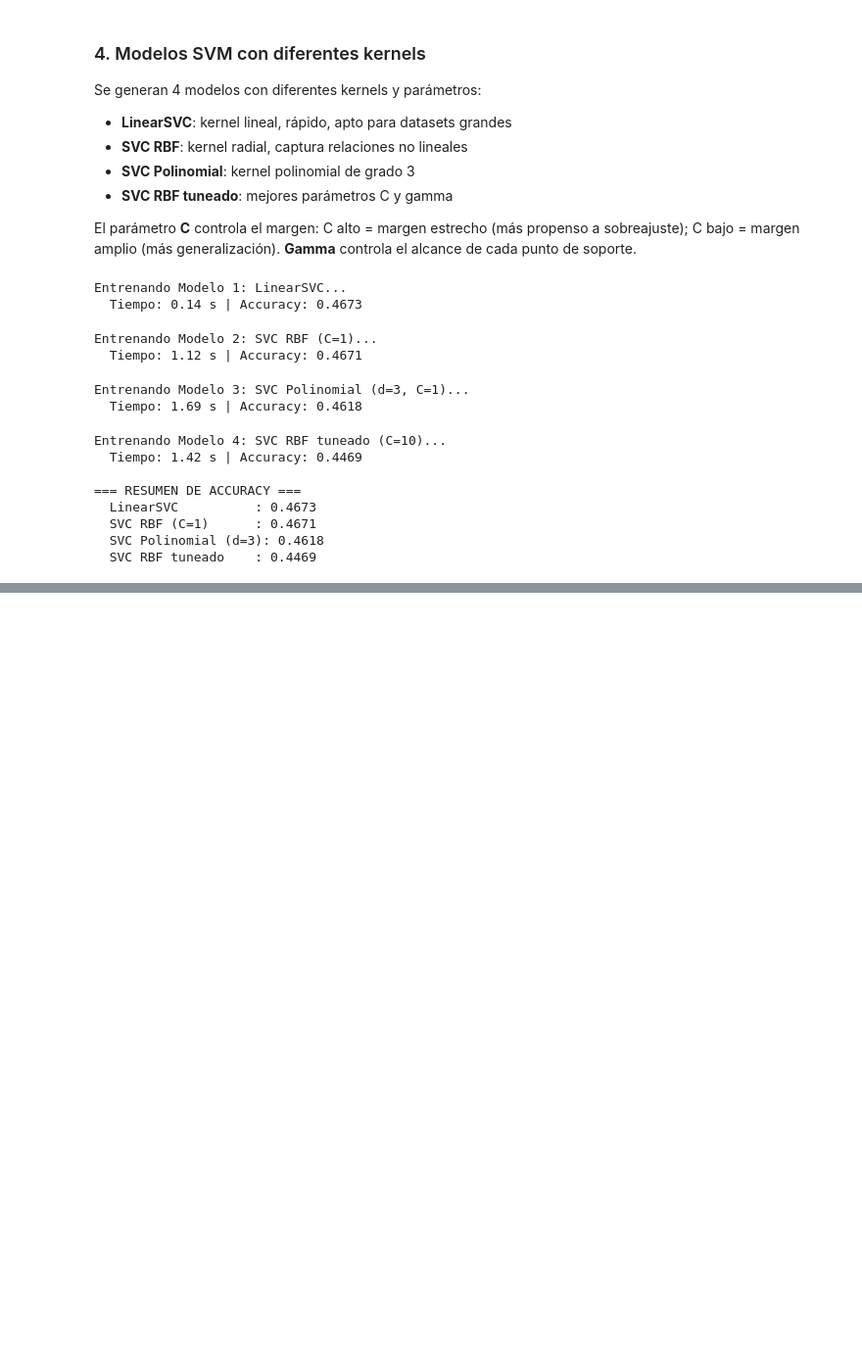
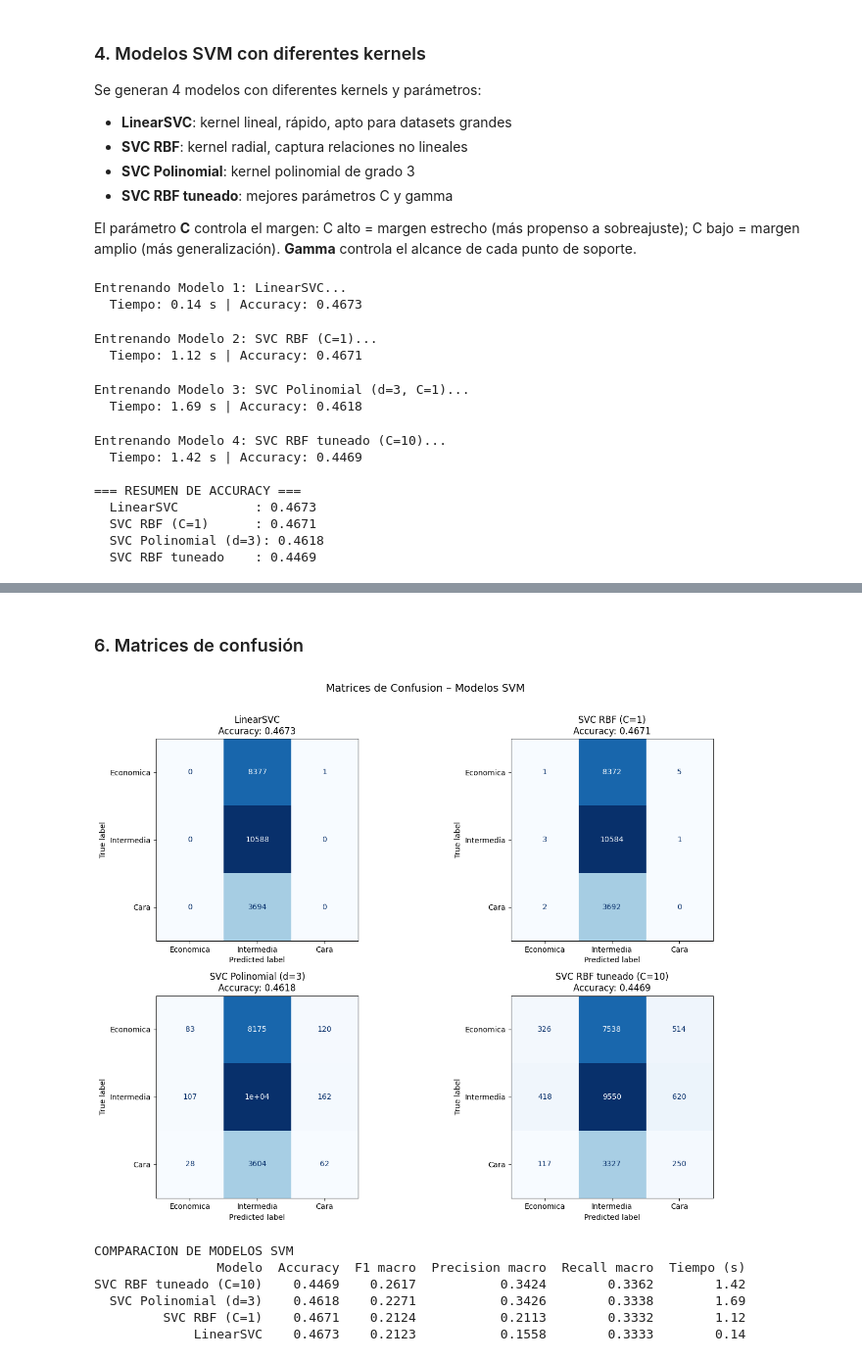
Before and after one commit to AleWWH1104/Lab5-md, a Jupyter notebook: lab8.ipynb, the cells around one changed output, grey strips where cells are left out. Shown at 98% size. Drawn from its saved outputs; the diff is of its cells as text; code cells hidden in the pictures; blank space fills up the shorter version.

```diff
--- a/lab8.ipynb
+++ b/lab8.ipynb
@@ -234,0 +237,13 @@ Entrenando Modelo 4: SVC RBF tuneado (C=10)...
+# %%
+# Reportes completos de clasificación
+modelos = {
+    'LinearSVC': (y_pred_lineal, t_lineal),
+    'SVC RBF (C=1)': (y_pred_rbf, t_rbf),
+    'SVC Polinomial (d=3)': (y_pred_poly, t_poly),
+    'SVC RBF tuneado (C=10)': (y_pred_rbf_tuned, t_rbf_tuned)
+}
+
+for nombre, (y_pred, tiempo) in modelos.items():
+    print(f'\n=== {nombre} ===')
+    print(f'Tiempo: {tiempo:.2f} s | Accuracy: {accuracy_score(y_test_cat, y_pred):.4f}')
+    print(classification_report(y_test_cat, y_pred))
@@ -234,0 +268,48 @@ Entrenando Modelo 4: SVC RBF tuneado (C=10)...
+# %% [markdown]
+### 6. Matrices de confusión
+# %%
+fig, axes = plt.subplots(2, 2, figsize=(14, 10))
+clases = ['Economica', 'Intermedia', 'Cara']
+
+pares = [
+    ('LinearSVC', y_pred_lineal),
+    ('SVC RBF (C=1)', y_pred_rbf),
+    ('SVC Polinomial (d=3)', y_pred_poly),
+    ('SVC RBF tuneado (C=10)', y_pred_rbf_tuned)
+]
+
+for ax, (nombre, y_pred) in zip(axes.flatten(), pares):
+    cm = confusion_matrix(y_test_cat, y_pred, labels=clases)
+    ConfusionMatrixDisplay(cm, display_labels=clases).plot(
+        ax=ax, cmap='Blues', colorbar=False)
+    acc = accuracy_score(y_test_cat, y_pred)
+    ax.set_title(f'{nombre}\nAccuracy: {acc:.4f}')
+
+plt.suptitle('Matrices de Confusion – Modelos SVM', fontsize=14, y=1.01)
+plt.tight_layout()
+plt.show()
+# %% [output]
+[figure, added]
+# %%
+# Tabla comparativa de métricas
+resultados = []
+for nombre, (y_pred, tiempo) in modelos.items():
+    resultados.append({
+        'Modelo': nombre,
+        'Accuracy': round(accuracy_score(y_test_cat, y_pred), 4),
+        'F1 macro': round(f1_score(y_test_cat, y_pred, average='macro'), 4),
+        'Precision macro': round(precision_score(y_test_cat, y_pred, average='macro'), 4),
+        'Recall macro': round(recall_score(y_test_cat, y_pred, average='macro'), 4),
+        'Tiempo (s)': round(tiempo, 2)
+    })
+
+df_resultados = pd.DataFrame(resultados).sort_values('F1 macro', ascending=False)
+print('COMPARACION DE MODELOS SVM ')
+print(df_resultados.to_string(index=False))
+# %% [output]
+COMPARACION DE MODELOS SVM
+                Modelo  Accuracy  F1 macro  Precision macro  Recall macro  Tiempo (s)
+SVC RBF tuneado (C=10)    0.4469    0.2617           0.3424        0.3362        1.42
+  SVC Polinomial (d=3)    0.4618    0.2271           0.3426        0.3338        1.69
+         SVC RBF (C=1)    0.4671    0.2124           0.2113        0.3332        1.12
+             LinearSVC    0.4673    0.2123           0.1558        0.3333        0.14
```
Also changed, not shown: parts of 2 cells of this notebook.
